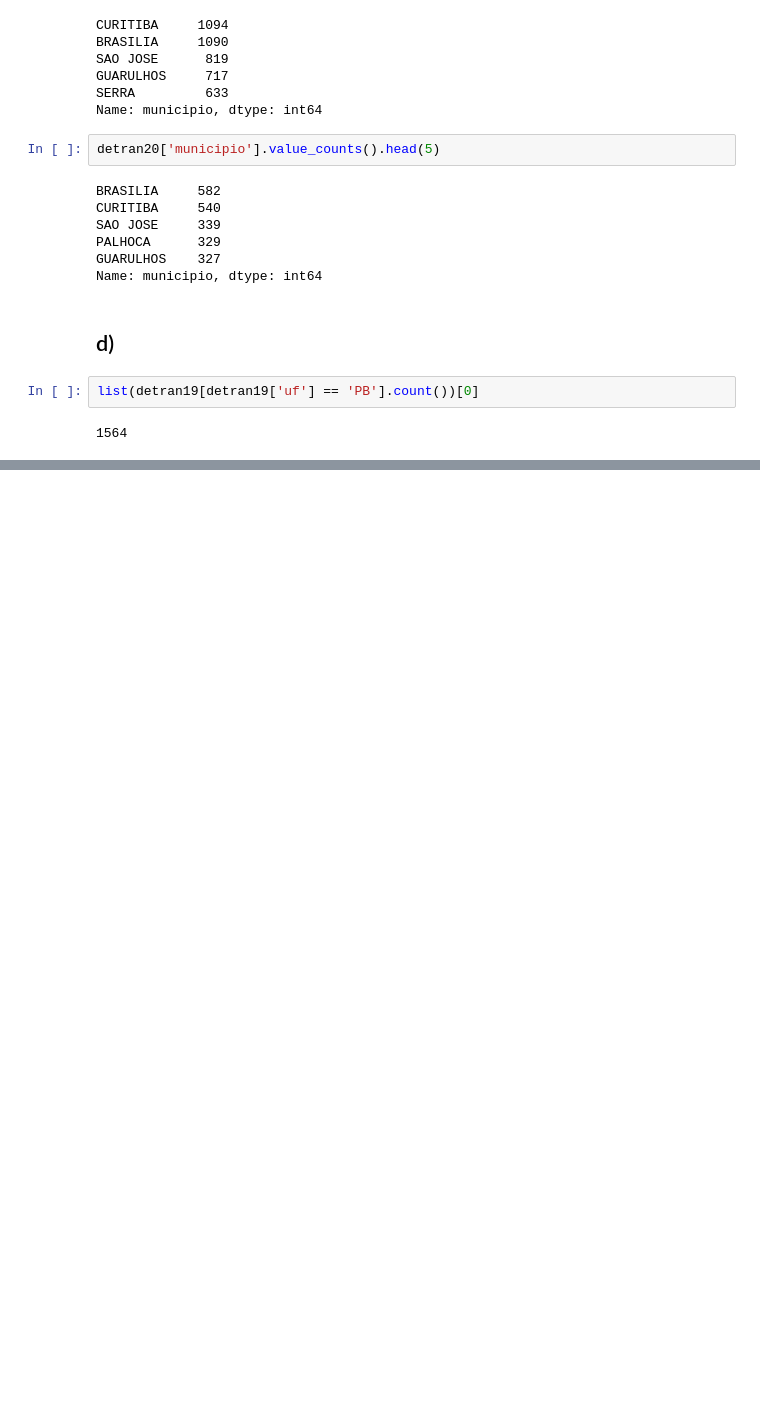
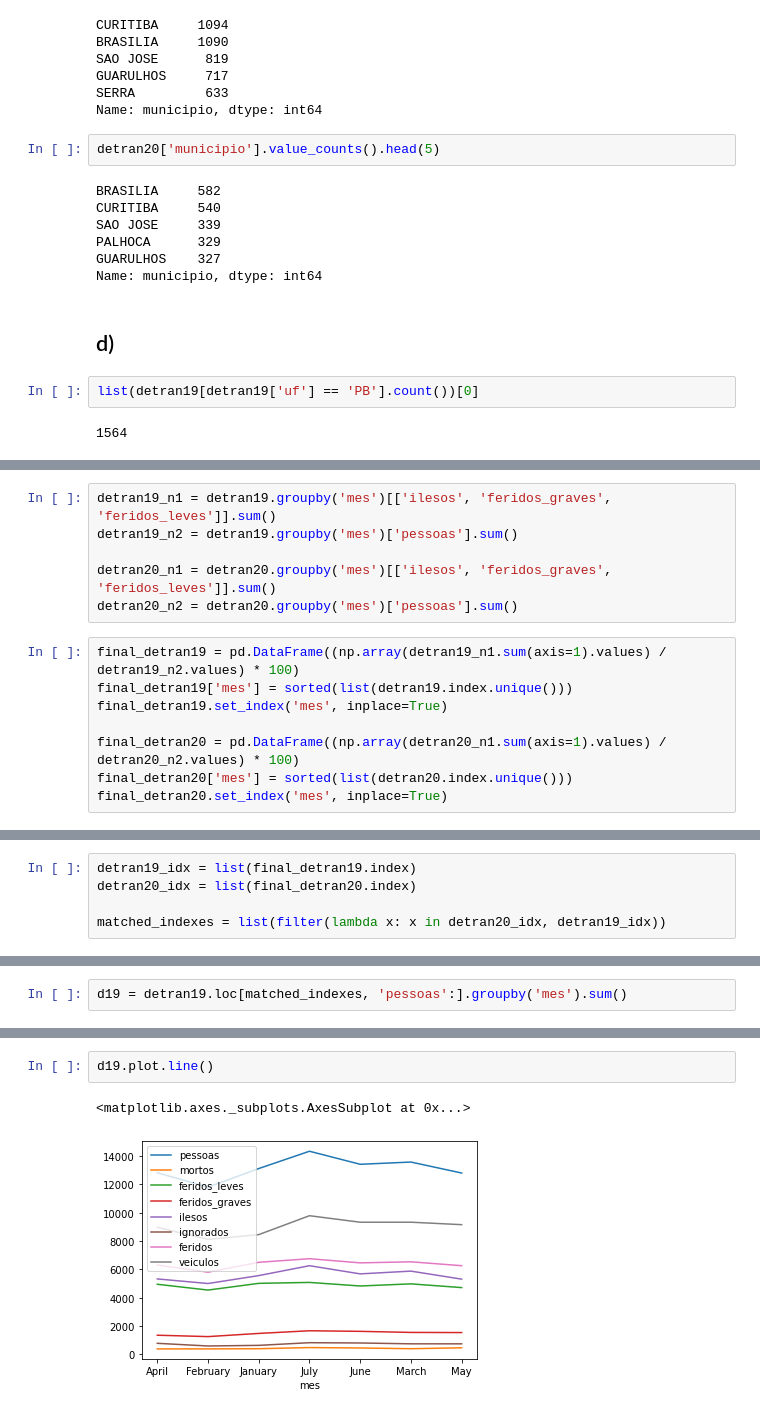
Before and after one commit to STNeto1/ifpb, a Jupyter notebook: estatistica/Projeto 1.ipynb, the cells around one changed output, grey strips where cells are left out. Cells and saved outputs as stored; diff of their text form; blank space fills up the shorter version.

```diff
--- a/estatistica/Projeto 1.ipynb
+++ b/estatistica/Projeto 1.ipynb
@@ -68,0 +133,14 @@ list(detran20[detran20['uf'] == 'PB'].count())[0]
+# %%
+detran19_n1 = detran19.groupby('mes')[['ilesos', 'feridos_graves', 'feridos_leves']].sum()
+detran19_n2 = detran19.groupby('mes')['pessoas'].sum()
+
+detran20_n1 = detran20.groupby('mes')[['ilesos', 'feridos_graves', 'feridos_leves']].sum()
+detran20_n2 = detran20.groupby('mes')['pessoas'].sum()
+# %%
+final_detran19 = pd.DataFrame((np.array(detran19_n1.sum(axis=1).values) / detran19_n2.values) * 100)
+final_detran19['mes'] = sorted(list(detran19.index.unique()))
+final_detran19.set_index('mes', inplace=True)
+
+final_detran20 = pd.DataFrame((np.array(detran20_n1.sum(axis=1).values) / detran20_n2.values) * 100)
+final_detran20['mes'] = sorted(list(detran20.index.unique()))
+final_detran20.set_index('mes', inplace=True)
@@ -68,0 +178,5 @@ list(detran20[detran20['uf'] == 'PB'].count())[0]
+# %%
+detran19_idx = list(final_detran19.index)
+detran20_idx = list(final_detran20.index)
+
+matched_indexes = list(filter(lambda x: x in detran20_idx, detran19_idx))
@@ -68,0 +200,2 @@ list(detran20[detran20['uf'] == 'PB'].count())[0]
+# %%
+d19 = detran19.loc[matched_indexes, 'pessoas':].groupby('mes').sum()
@@ -68,0 +218,5 @@ list(detran20[detran20['uf'] == 'PB'].count())[0]
+# %%
+d19.plot.line()
+# %% [output]
+<matplotlib.axes._subplots.AxesSubplot at 0x...>
+[figure, added]
```
Also changed, not shown: parts of 23 cells of this notebook, 23 other files.
